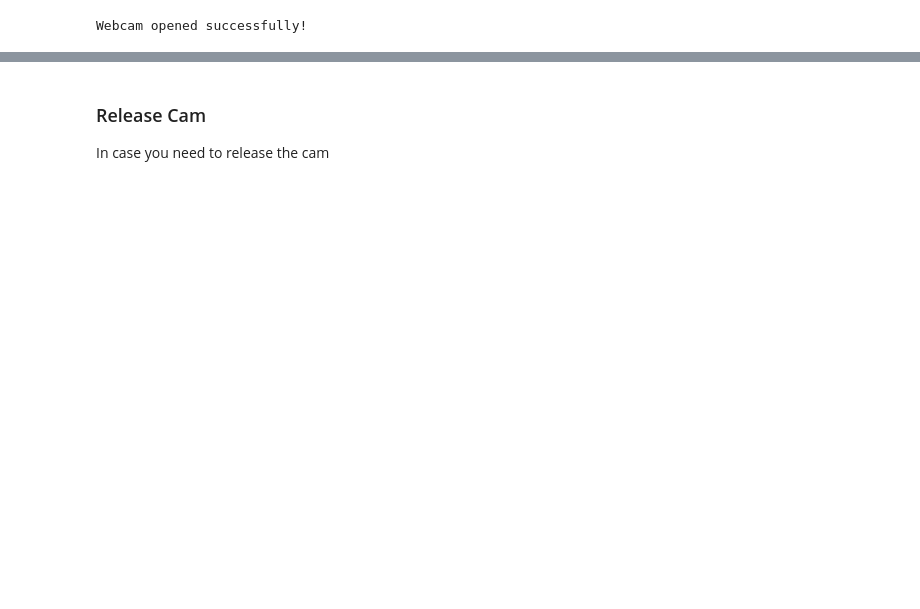
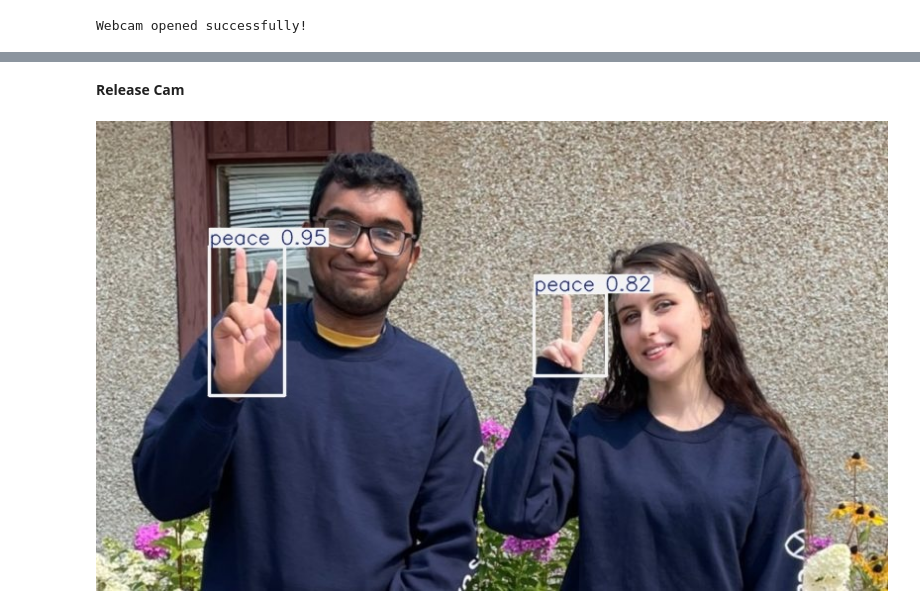
Before and after one commit to 2ndt2nd/Final-Project-IAT-360, a Jupyter notebook: Final_Project_Jacques_Seth.ipynb, the cells around one changed output, grey strips where cells are left out. Drawn from its saved outputs; the diff is of its cells as text; code cells hidden in the pictures; blank space fills up the shorter version.

```diff
--- a/Final_Project_Jacques_Seth.ipynb
+++ b/Final_Project_Jacques_Seth.ipynb
@@ -109,6 +131,13 @@ process_video_feed(model)
-# %% [markdown]
-<h3>Release Cam</h3>
-In case you need to release the cam
+# %% [markdown]
+<strong>Release Cam<strong>
 # %%
 cap.release()
 cv2.destroyAllWindows()
+# %%
+# SHOW THE IMAGE STORED
+%matplotlib inline
+from PIL import Image
+
+Image.open('/content/runs/detect/predict/close-up-version-1-qb0g0fi6m737kdhsqwyd9sa6w5oc6iw75suqyyf6vi.jpg')
+# %% [output]
+[figure, added]
```
Also changed, not shown: parts of 8 cells of this notebook.
